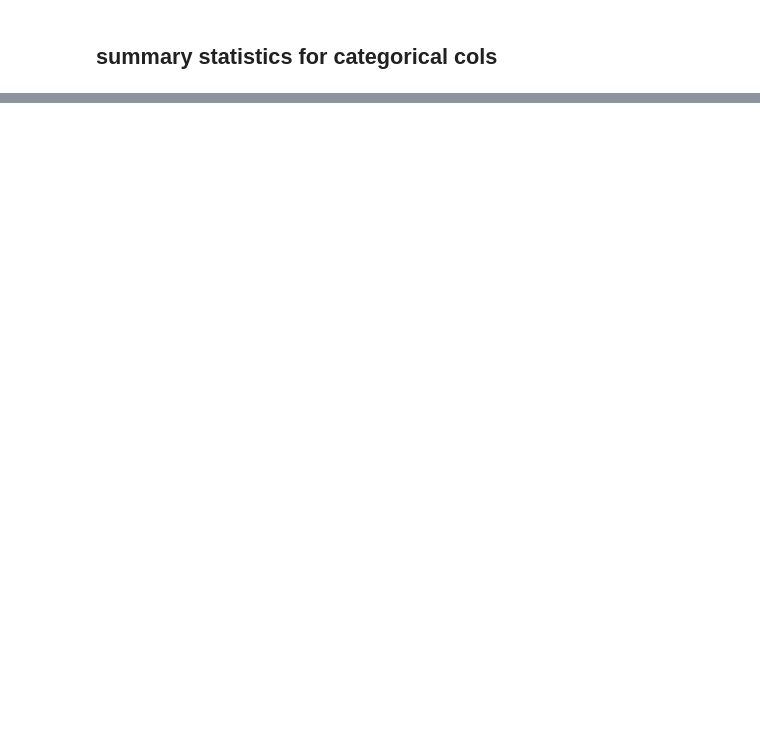
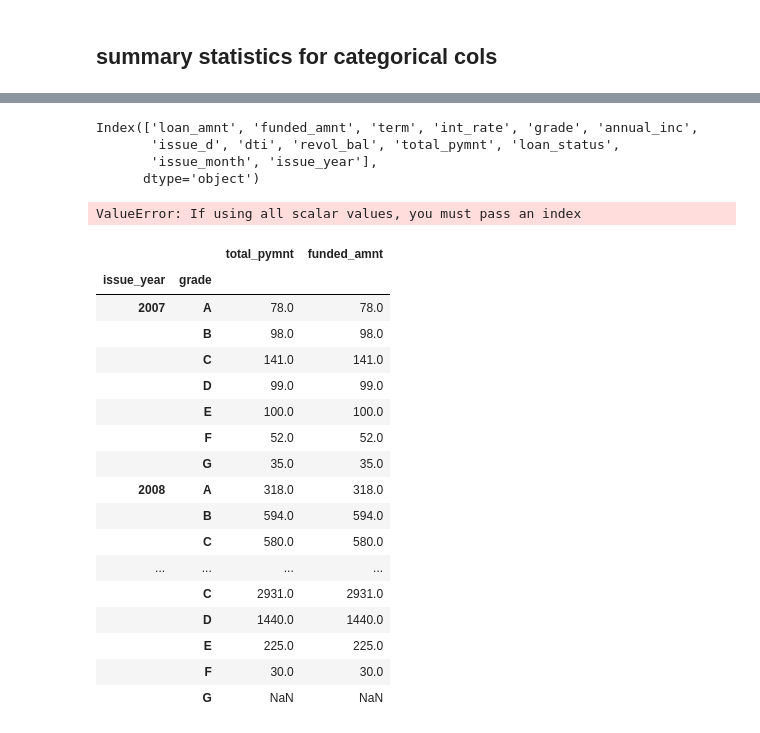
Before and after one commit to filip-michalsky/Algorithms_and_Data_Structures, a Jupyter notebook: BX_challenge_michalsky/michalsky_lending_club_eda_business_analysis.ipynb, the cells around one changed output, grey strips where cells are left out. Cells and saved outputs as stored; diff of their text form; code cells hidden in the pictures; blank space fills up the shorter version.

```diff
--- a/BX_challenge_michalsky/michalsky_lending_club_eda_business_analysis.ipynb
+++ b/BX_challenge_michalsky/michalsky_lending_club_eda_business_analysis.ipynb
@@ -286,0 +394,2 @@ plt.show()
+# %%
+df_36 = df_loan.loc[df_loan.term=='36 months',:]
@@ -286,0 +415,3 @@ plt.show()
+# %%
+cutoff_date = np.max(df_36.issue_d) - pd.Timedelta(weeks=36*4)
+print(f'Exclude loans issued after {cutoff_date}')
@@ -286,0 +420,2 @@ plt.show()
+# %%
+df_36 = df_36.loc[df_36.issue_d<=cutoff_date,:]
@@ -286,0 +462,9 @@ plt.show()
+# %%
+df_36.columns
+# %% [output]
+Index(['loan_amnt', 'funded_amnt', 'term', 'int_rate', 'grade', 'annual_inc',
+       'issue_d', 'dti', 'revol_bal', 'total_pymnt', 'loan_status',
+       'issue_month', 'issue_year'],
+      dtype='object')
+# %%
+return_groupby = df_36.groupby(['issue_year','grade'])
@@ -286,0 +479,25 @@ plt.show()
+# %%
+pd.DataFrame.from_dict(avg_annual_ror(return_groupby))
+# %% [output]
+ValueError: If using all scalar values, you must pass an index
+# %%
+return_groupby['total_pymnt','funded_amnt'].count()
+# %% [output]
+|  |  | total_pymnt | funded_amnt |
+| issue_year | grade |  |  |
+| 2007 | A | 78.0 | 78.0 |
+|  | B | 98.0 | 98.0 |
+|  | C | 141.0 | 141.0 |
+|  | D | 99.0 | 99.0 |
+|  | E | 100.0 | 100.0 |
+|  | F | 52.0 | 52.0 |
+|  | G | 35.0 | 35.0 |
+| 2008 | A | 318.0 | 318.0 |
+|  | B | 594.0 | 594.0 |
+|  | C | 580.0 | 580.0 |
+| ... | ... | ... | ... |
+|  | C | 2931.0 | 2931.0 |
+|  | D | 1440.0 | 1440.0 |
+|  | E | 225.0 | 225.0 |
+|  | F | 30.0 | 30.0 |
+|  | G | NaN | NaN |
```
Also changed, not shown: parts of 32 cells of this notebook, 1 other file.
